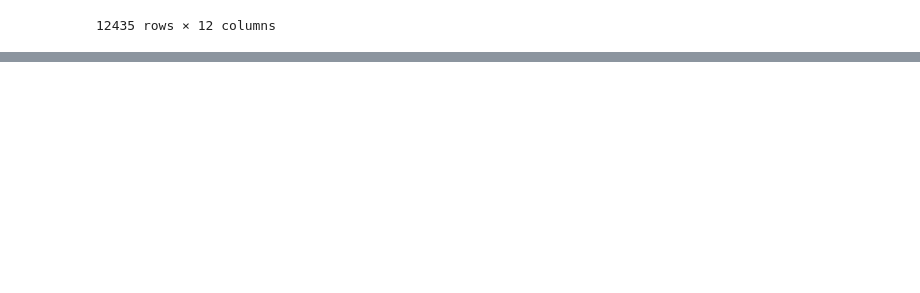
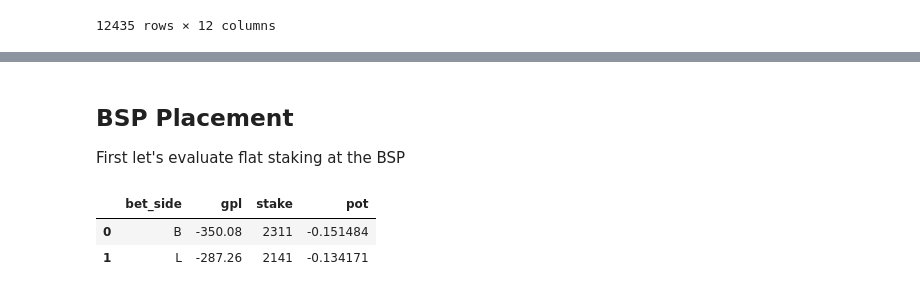
Before and after one commit to TMBish/bfStreamTutorials, a Jupyter notebook: 04-backtesting-article-first-draft.ipynb, the cells around one changed output, grey strips where cells are left out. Drawn from its saved outputs; the diff is of its cells as text; code cells hidden in the pictures; blank space fills up the shorter version.

```diff
--- a/04-backtesting-article-first-draft.ipynb
+++ b/04-backtesting-article-first-draft.ipynb
@@ -544,0 +604,40 @@ fig
+# %%
+def bet_eval_metrics(d, side = False):
+
+    if side:
+        metrics = (d
+         .groupby('bet_side', as_index=False)
+         .agg({"gpl": "sum", "stake": "sum"})
+         .assign(pot=lambda x: x['gpl'] / x['stake'])
+        )
+    else:
+        metrics = pd.DataFrame(d
+         .agg({"gpl": "sum", "stake": "sum"})
+        ).transpose().assign(pot=lambda x: x['gpl'] / x['stake'])
+
+    return(metrics[metrics['stake'] != 0])
+
+def bet_eval_chart_cPl(d):
+
+    d = (
+        d
+        .groupby('market_id')
+        .agg({'gpl': 'sum'})
+    )
+
+    d['market_number'] = np.arange(len(d))
+    d['cGpl'] = d.gpl.cumsum()
+
+    chart = px.line(d, x="market_number", y="cGpl", title='Cumulative Gross Profit', template='simple_white')
+
+    return(chart)
+# %% [markdown]
+## BSP Placement
+
+First let's evaluate flat staking at the BSP
+# %%
+bet_eval_metrics(flat_bets_bsp, side = True)
+# %% [output]
+|  | bet_side | gpl | stake | pot |
+| 0 | B | -350.08 | 2311 | -0.151484 |
+| 1 | L | -287.26 | 2141 | -0.134171 |
```
Also changed, not shown: parts of 23 cells of this notebook, 1 other file.
